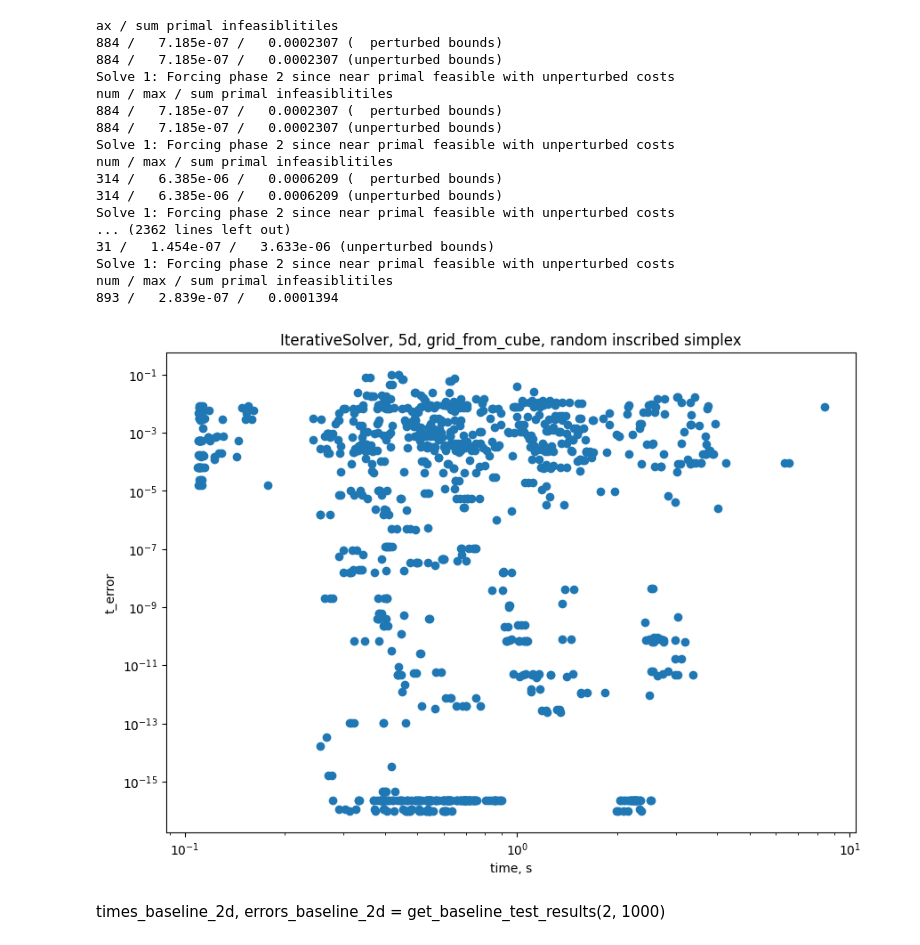
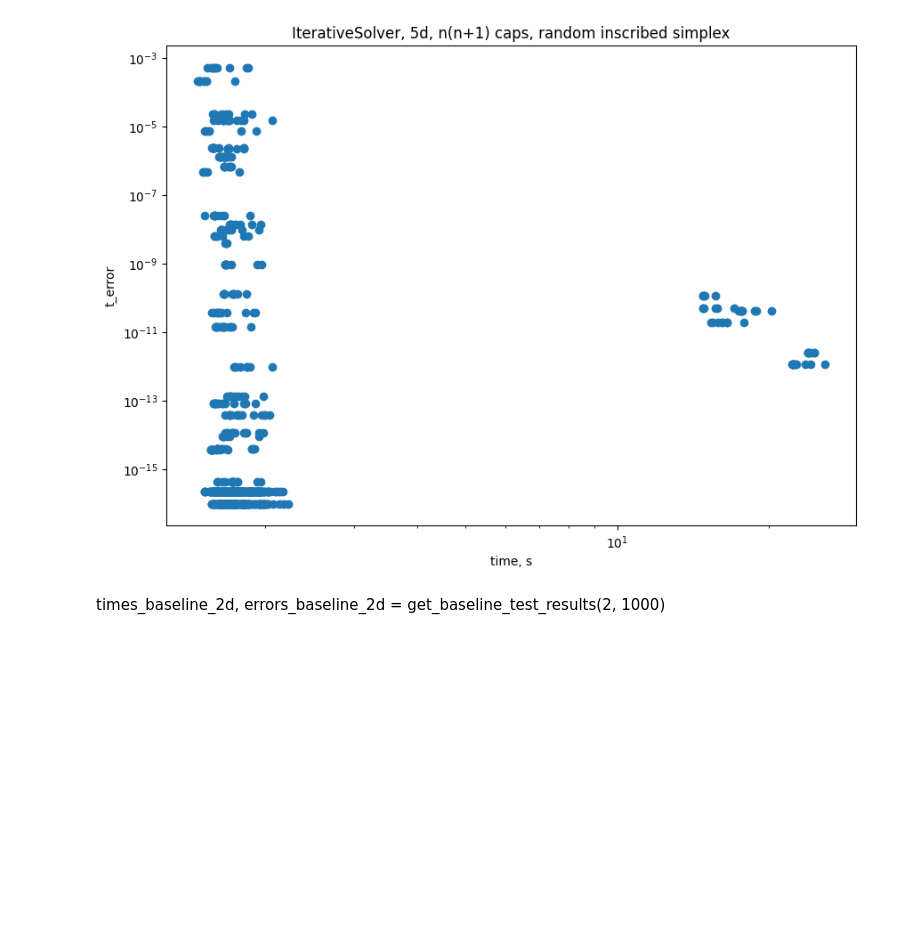
Before and after one commit to Paul566/GraduateThesis, a Jupyter notebook: nb.ipynb, the cells around one changed output. Drawn from its saved outputs; the diff is of its cells as text; code cells hidden in the pictures; blank space fills up the shorter version.

Commit message:
Use n(n+1) caps instead of n+1 in IterativeSolver

```diff
--- a/nb.ipynb
+++ b/nb.ipynb
@@ -20,14 +21,15 @@ def get_baseline_test_results(dimension: int, number_tests: int, lowest_grid_den
 
     return np.array(times), np.array(t_errors)
 # %%
-def get_iterative_test_results(dimension: int, number_tests: int, lowest_initial_grid_density: float=10, highest_initial_grid_density: float=100,
+def get_iterative_test_results(dimension: int, number_tests: int, lowest_cap_grid_diameter: int=3,
+                               highest_cap_grid_diameter: int=10,
                               silent=True) -> tp.Tuple[np.ndarray, np.ndarray]:
     times = []
     t_errors = []
     for _ in range(number_tests):
-        initial_grid_density = np.exp(np.random.uniform(np.log(lowest_initial_grid_density), np.log(highest_initial_grid_density)))
+        cap_grid_diameter = int(np.round(np.exp(np.random.uniform(np.log(lowest_cap_grid_diameter), np.log(highest_cap_grid_diameter)))))
         time, t_error = run_random_test(IterativeSolver, dimension,
-                                        {'initial_grid_density': initial_grid_density},
+                                        {'cap_grid_diameter': cap_grid_diameter},
                                         read_tests_simplex_in_ball, f'./tests/{dimension}d/simplex-in-ball/', silent=silent)
         times.append(time)
         t_errors.append(t_error)
@@ -120,25 +105,8 @@ num / m
 # %%
-times_iterative_5d, errors_iterative_5d = get_iterative_test_results(5, 1000, silent=True)
-plot_test_results(times_iterative_5d, errors_iterative_5d, 'IterativeSolver, 5d, grid_from_cube, random inscribed simplex', fit=False)
+times_iterative_5d, errors_iterative_5d = get_iterative_test_results(5, 1000, silent=True, highest_cap_grid_diameter=3)
+plot_test_results(times_iterative_5d, errors_iterative_5d, 'IterativeSolver, 5d, n(n+1) caps, random inscribed simplex', fit=False)
 # %% [output]
-ax / sum primal infeasiblitiles
-884 /   7.185e-07 /   0.0002307 (  perturbed bounds)
-884 /   7.185e-07 /   0.0002307 (unperturbed bounds)
-Solve 1: Forcing phase 2 since near primal feasible with unperturbed costs
-num / max / sum primal infeasiblitiles
-884 /   7.185e-07 /   0.0002307 (  perturbed bounds)
-884 /   7.185e-07 /   0.0002307 (unperturbed bounds)
-Solve 1: Forcing phase 2 since near primal feasible with unperturbed costs
-num / max / sum primal infeasiblitiles
-314 /   6.385e-06 /   0.0006209 (  perturbed bounds)
-314 /   6.385e-06 /   0.0006209 (unperturbed bounds)
-Solve 1: Forcing phase 2 since near primal feasible with unperturbed costs
-... (2362 lines left out)
-31 /   1.454e-07 /   3.633e-06 (unperturbed bounds)
-Solve 1: Forcing phase 2 since near primal feasible with unperturbed costs
-num / max / sum primal infeasiblitiles
-893 /   2.839e-07 /   0.0001394
-[figure, old version]
+[figure, new version]
 # %% [markdown]
 times_baseline_2d, errors_baseline_2d = get_baseline_test_results(2, 1000)
 # %% [markdown]
```
Also changed, not shown: parts of 6 cells of this notebook, 6 other files.
